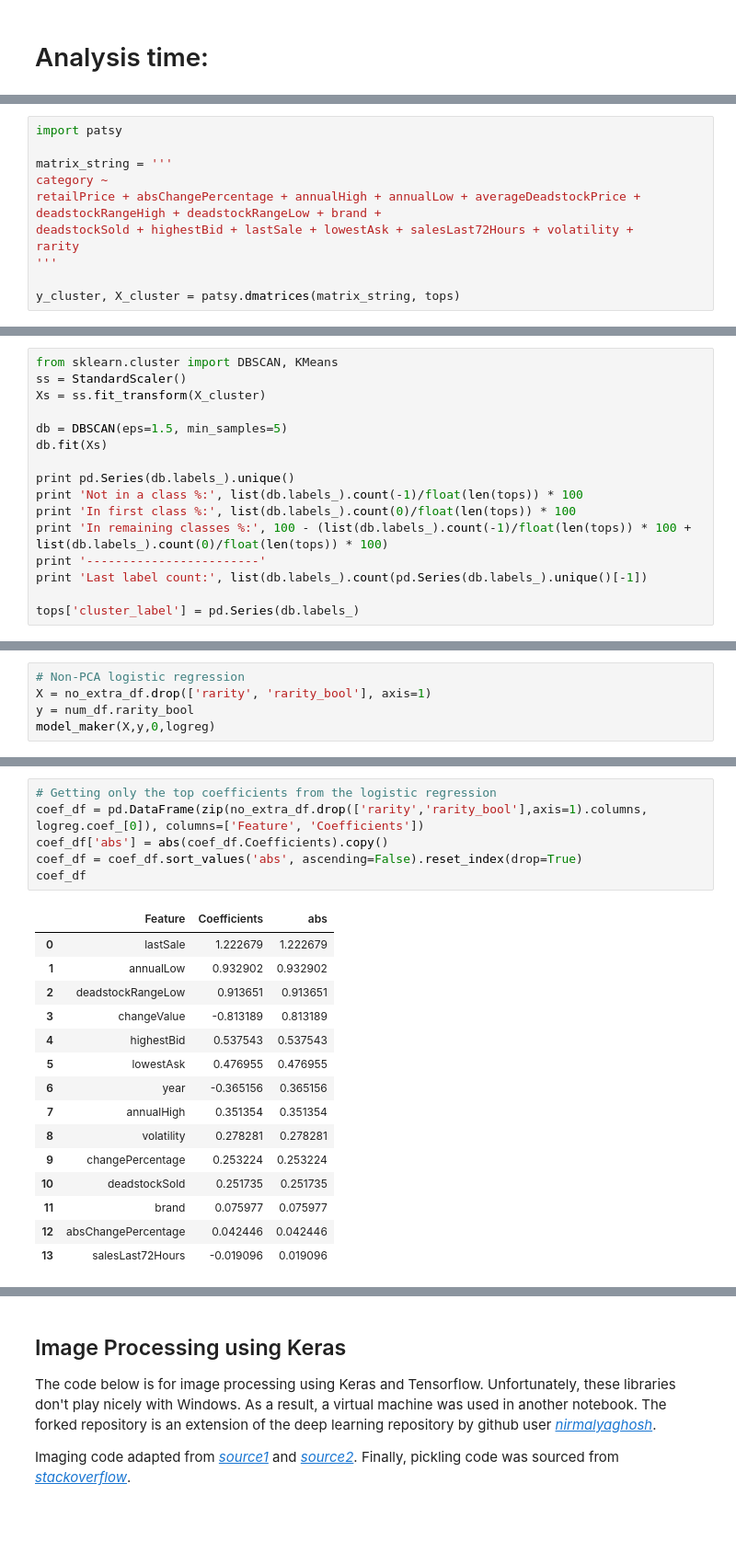
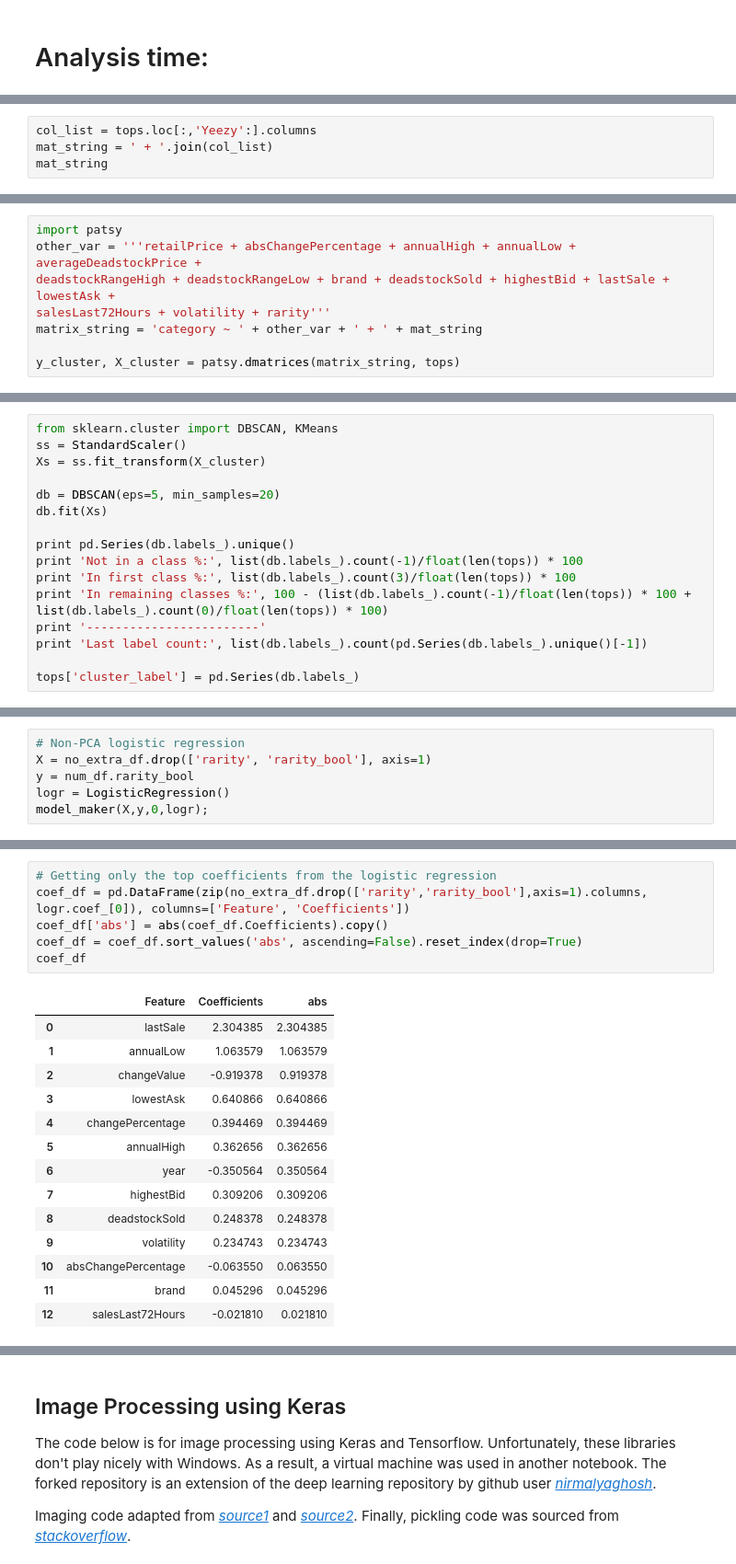
Before and after one commit to chrisk447/Capstone-GA, a Jupyter notebook: StockX Notebook.ipynb, the cells around one changed output, grey strips where cells are left out. Shown: that part at 92% size. Saved outputs shown, nothing was run; the diff lists cells and outputs as text; blank space fills up the shorter version.

```diff
--- a/StockX Notebook.ipynb
+++ b/StockX Notebook.ipynb
@@ -677,0 +668,4 @@ time: 343 ms
+# %%
+col_list = tops.loc[:,'Yeezy':].columns
+mat_string = ' + '.join(col_list)
+mat_string
@@ -678,13 +675,9 @@ time: 343 ms
 # %%
 import patsy
-
-matrix_string = '''
-category ~
-retailPrice + absChangePercentage + annualHigh + annualLow + averageDeadstockPrice +
-deadstockRangeHigh + deadstockRangeLow + brand +
-deadstockSold + highestBid + lastSale + lowestAsk + salesLast72Hours + volatility +
-rarity
-'''
+other_var = '''retailPrice + absChangePercentage + annualHigh + annualLow + averageDeadstockPrice +
+deadstockRangeHigh + deadstockRangeLow + brand + deadstockSold + highestBid + lastSale + lowestAsk +
+salesLast72Hours + volatility + rarity'''
+matrix_string = 'category ~ ' + other_var + ' + ' + mat_string
 
 y_cluster, X_cluster = patsy.dmatrices(matrix_string, tops)
 # %% [output]
@@ -694,12 +687,12 @@ from sklearn.cluster import DBSCAN, KMeans
 ss = StandardScaler()
 Xs = ss.fit_transform(X_cluster)
 
-db = DBSCAN(eps=1.5, min_samples=5)
+db = DBSCAN(eps=5, min_samples=20)
 db.fit(Xs)
 
 print pd.Series(db.labels_).unique()
 print 'Not in a class %:', list(db.labels_).count(-1)/float(len(tops)) * 100
-print 'In first class %:', list(db.labels_).count(0)/float(len(tops)) * 100
+print 'In first class %:', list(db.labels_).count(3)/float(len(tops)) * 100
 print 'In remaining classes %:', 100 - (list(db.labels_).count(-1)/float(len(tops)) * 100 + list(db.labels_).count(0)/float(len(tops)) * 100)
 print '------------------------'
 print 'Last label count:', list(db.labels_).count(pd.Series(db.labels_).unique()[-1])
@@ -826,5 +824,6 @@ time: 41 ms
 # Non-PCA logistic regression
 X = no_extra_df.drop(['rarity', 'rarity_bool'], axis=1)
 y = num_df.rarity_bool
-model_maker(X,y,0,logreg)
+logr = LogisticRegression()
+model_maker(X,y,0,logr);
 # %% [output]
@@ -835,25 +833,24 @@ time: 53 ms
 # %%
 # Getting only the top coefficients from the logistic regression
-coef_df = pd.DataFrame(zip(no_extra_df.drop(['rarity','rarity_bool'],axis=1).columns, logreg.coef_[0]), columns=['Feature', 'Coefficients'])
+coef_df = pd.DataFrame(zip(no_extra_df.drop(['rarity','rarity_bool'],axis=1).columns, logr.coef_[0]), columns=['Feature', 'Coefficients'])
 coef_df['abs'] = abs(coef_df.Coefficients).copy()
 coef_df = coef_df.sort_values('abs', ascending=False).reset_index(drop=True)
 coef_df
 # %% [output]
 |  | Feature | Coefficients | abs |
-| 0 | lastSale | 1.222679 | 1.222679 |
-| 1 | annualLow | 0.932902 | 0.932902 |
-| 2 | deadstockRangeLow | 0.913651 | 0.913651 |
-| 3 | changeValue | -0.813189 | 0.813189 |
-| 4 | highestBid | 0.537543 | 0.537543 |
-| 5 | lowestAsk | 0.476955 | 0.476955 |
-| 6 | year | -0.365156 | 0.365156 |
-| 7 | annualHigh | 0.351354 | 0.351354 |
-| 8 | volatility | 0.278281 | 0.278281 |
-| 9 | changePercentage | 0.253224 | 0.253224 |
-| 10 | deadstockSold | 0.251735 | 0.251735 |
-| 11 | brand | 0.075977 | 0.075977 |
-| 12 | absChangePercentage | 0.042446 | 0.042446 |
-| 13 | salesLast72Hours | -0.019096 | 0.019096 |
+| 0 | lastSale | 2.304385 | 2.304385 |
+| 1 | annualLow | 1.063579 | 1.063579 |
+| 2 | changeValue | -0.919378 | 0.919378 |
+| 3 | lowestAsk | 0.640866 | 0.640866 |
+| 4 | changePercentage | 0.394469 | 0.394469 |
+| 5 | annualHigh | 0.362656 | 0.362656 |
+| 6 | year | -0.350564 | 0.350564 |
+| 7 | highestBid | 0.309206 | 0.309206 |
+| 8 | deadstockSold | 0.248378 | 0.248378 |
+| 9 | volatility | 0.234743 | 0.234743 |
+| 10 | absChangePercentage | -0.063550 | 0.063550 |
+| 11 | brand | 0.045296 | 0.045296 |
+| 12 | salesLast72Hours | -0.021810 | 0.021810 |
 time: 18 ms
 # %%
 # Using only the top few coefficients as features
```
Also changed, not shown: parts of 62 cells of this notebook.
